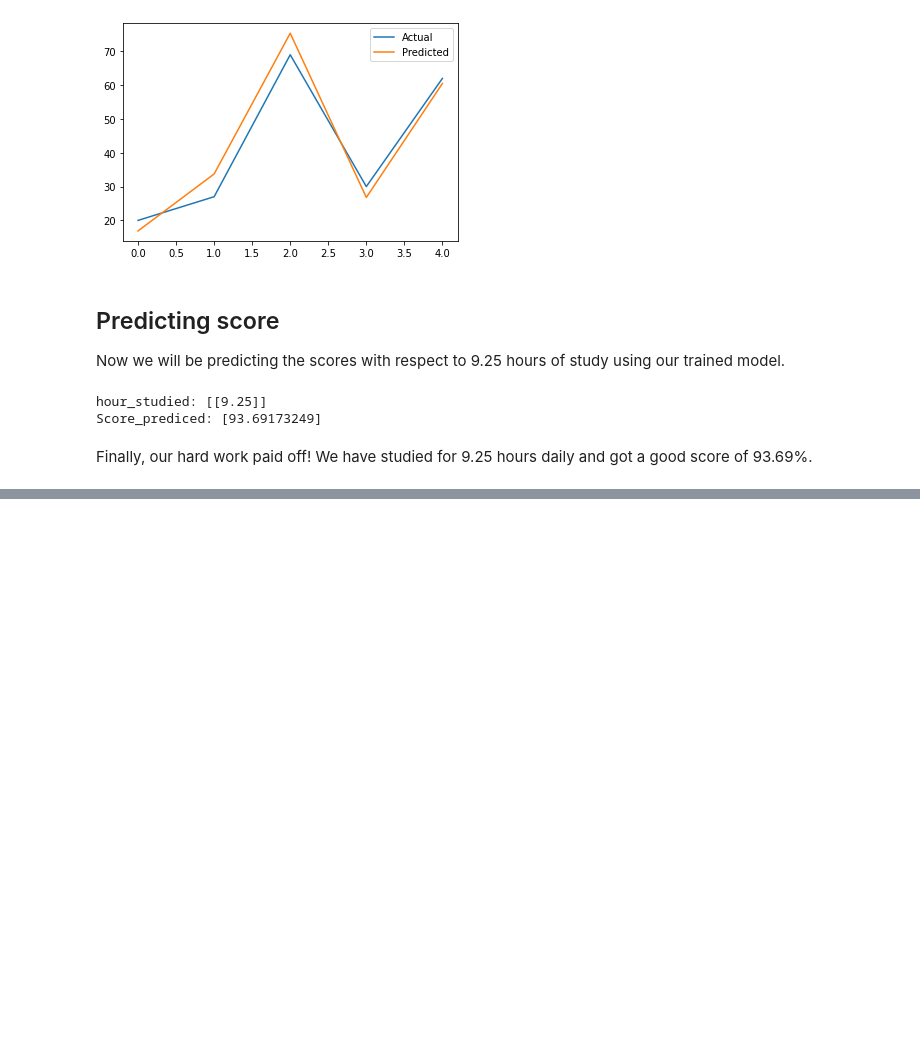
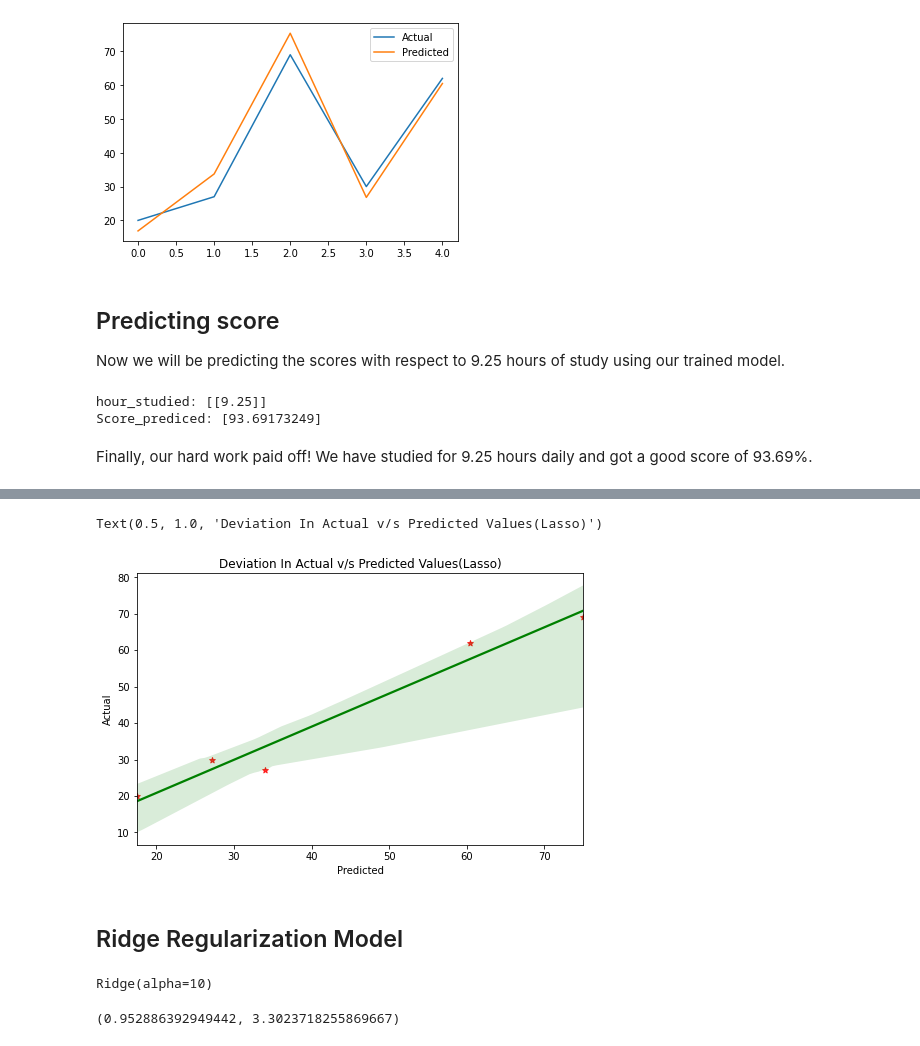
Before and after one commit to KavishGoyal/Grip_Tasks, a Jupyter notebook: Task_2.ipynb, the cells around one changed output, grey strips where cells are left out. Cells and saved outputs as stored; diff of their text form; code cells hidden in the pictures; blank space fills up the shorter version.

```diff
--- a/Task_2.ipynb
+++ b/Task_2.ipynb
@@ -168,0 +179,5 @@ Finally, our hard work paid off! We have studied for 9.25 hours daily and got a
+# %%
+## Training lasso regularization model
+from sklearn.linear_model import Lasso
+lsr = Lasso()
+lsr.fit(x_train, y_train)
@@ -168,0 +186,3 @@ Finally, our hard work paid off! We have studied for 9.25 hours daily and got a
+# %%
+# making prediction using lasso
+lsr_preds = lsr.predict(x_valid)
@@ -168,0 +206,6 @@ Finally, our hard work paid off! We have studied for 9.25 hours daily and got a
+# %%
+## Comparing result with actual
+check=pd.DataFrame({'Actual':y_valid,'Predicted':lsr_preds})
+check.reset_index(drop=True,inplace=True)
+check['Deviation']=abs(check['Actual']-check['Predicted'])
+check
@@ -168,0 +219,18 @@ Finally, our hard work paid off! We have studied for 9.25 hours daily and got a
+# %%
+## Visualiazing deviation between actual vs predicted values
+plt.figure(figsize=(8,5))
+sns.regplot('Predicted','Actual',data=check,line_kws={'color':'green'},scatter_kws={'color':'red'},marker='*')
+plt.title('Deviation In Actual v/s Predicted Values(Lasso)')
+# %% [output]
+Text(0.5, 1.0, 'Deviation In Actual v/s Predicted Values(Lasso)')
+[figure, added]
+# %% [markdown]
+## Ridge Regularization Model
+# %%
+## training ridge regularization
+from sklearn.linear_model import Ridge
+
+rgr=Ridge(alpha = 10)
+rgr.fit(x_train,y_train)
+# %% [output]
+Ridge(alpha=10)
@@ -168,0 +240,8 @@ Finally, our hard work paid off! We have studied for 9.25 hours daily and got a
+# %%
+## evaluating ridge
+from sklearn.metrics import r2_score,mean_squared_error,mean_absolute_error
+r2_rgr = r2_score(rgr_preds, y_valid)
+mae_rgr = mean_absolute_error(rgr_preds, y_valid)
+r2_rgr, mae_rgr
+# %% [output]
+(0.952886392949442, 3.3023718255869667)
```
Also changed, not shown: parts of 27 cells of this notebook, 2 other files.
